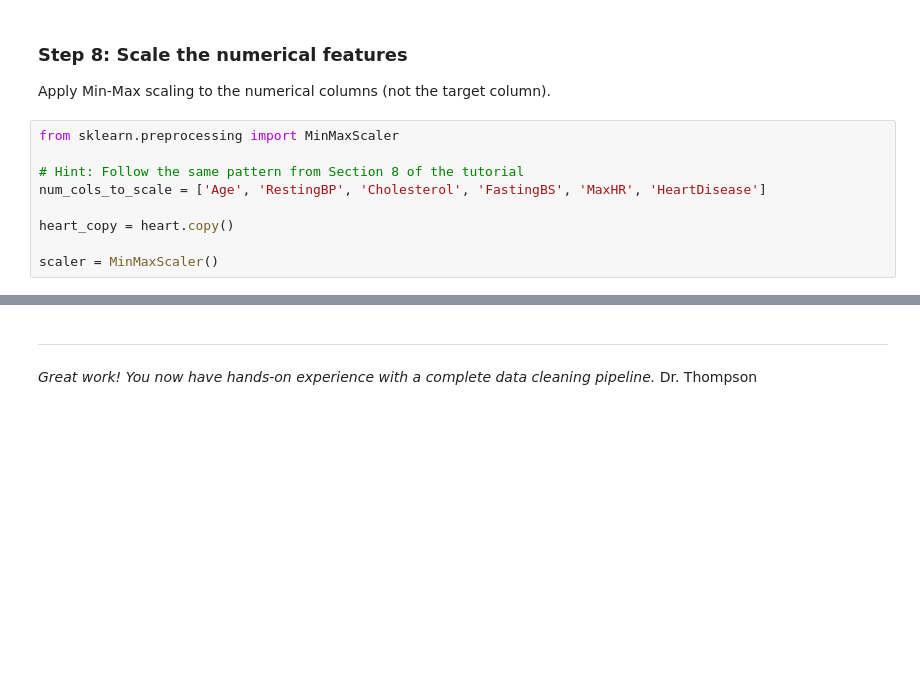
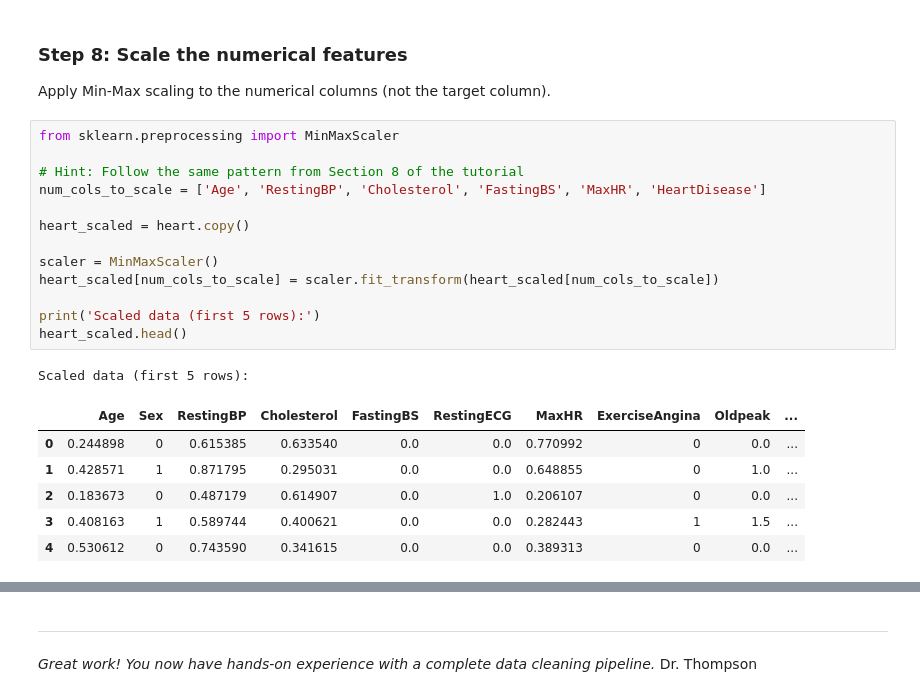
Before and after one commit to arosales23/CIS-3514-WT-EC-ARA, a Jupyter notebook: Data_Cleaning_Exercise_Class.ipynb, the cells around one changed output, grey strips where cells are left out. Cells and saved outputs as stored; diff of their text form; blank space fills up the shorter version.

```diff
--- a/Data_Cleaning_Exercise_Class.ipynb
+++ b/Data_Cleaning_Exercise_Class.ipynb
@@ -266,12 +281,24 @@ Apply Min-Max scaling to the numerical columns (not the target column).
 # %%
 from sklearn.preprocessing import MinMaxScaler
 
 # Hint: Follow the same pattern from Section 8 of the tutorial
 num_cols_to_scale = ['Age', 'RestingBP', 'Cholesterol', 'FastingBS', 'MaxHR', 'HeartDisease']
 
-heart_copy = heart.copy()
+heart_scaled = heart.copy()
 
 scaler = MinMaxScaler()
+heart_scaled[num_cols_to_scale] = scaler.fit_transform(heart_scaled[num_cols_to_scale])
+
+print('Scaled data (first 5 rows):')
+heart_scaled.head()
+# %% [output]
+Scaled data (first 5 rows):
+|  | Age | Sex | RestingBP | Cholesterol | FastingBS | RestingECG | MaxHR | ExerciseAngina | Oldpeak | ... |
+| 0 | 0.244898 | 0 | 0.615385 | 0.633540 | 0.0 | 0.0 | 0.770992 | 0 | 0.0 | ... |
+| 1 | 0.428571 | 1 | 0.871795 | 0.295031 | 0.0 | 0.0 | 0.648855 | 0 | 1.0 | ... |
+| 2 | 0.183673 | 0 | 0.487179 | 0.614907 | 0.0 | 1.0 | 0.206107 | 0 | 0.0 | ... |
+| 3 | 0.408163 | 1 | 0.589744 | 0.400621 | 0.0 | 0.0 | 0.282443 | 1 | 1.5 | ... |
+| 4 | 0.530612 | 0 | 0.743590 | 0.341615 | 0.0 | 0.0 | 0.389313 | 0 | 0.0 | ... |
 # %% [markdown]
 ### Reflection Questions
 
```
Also changed, not shown: parts of 3 cells of this notebook.
